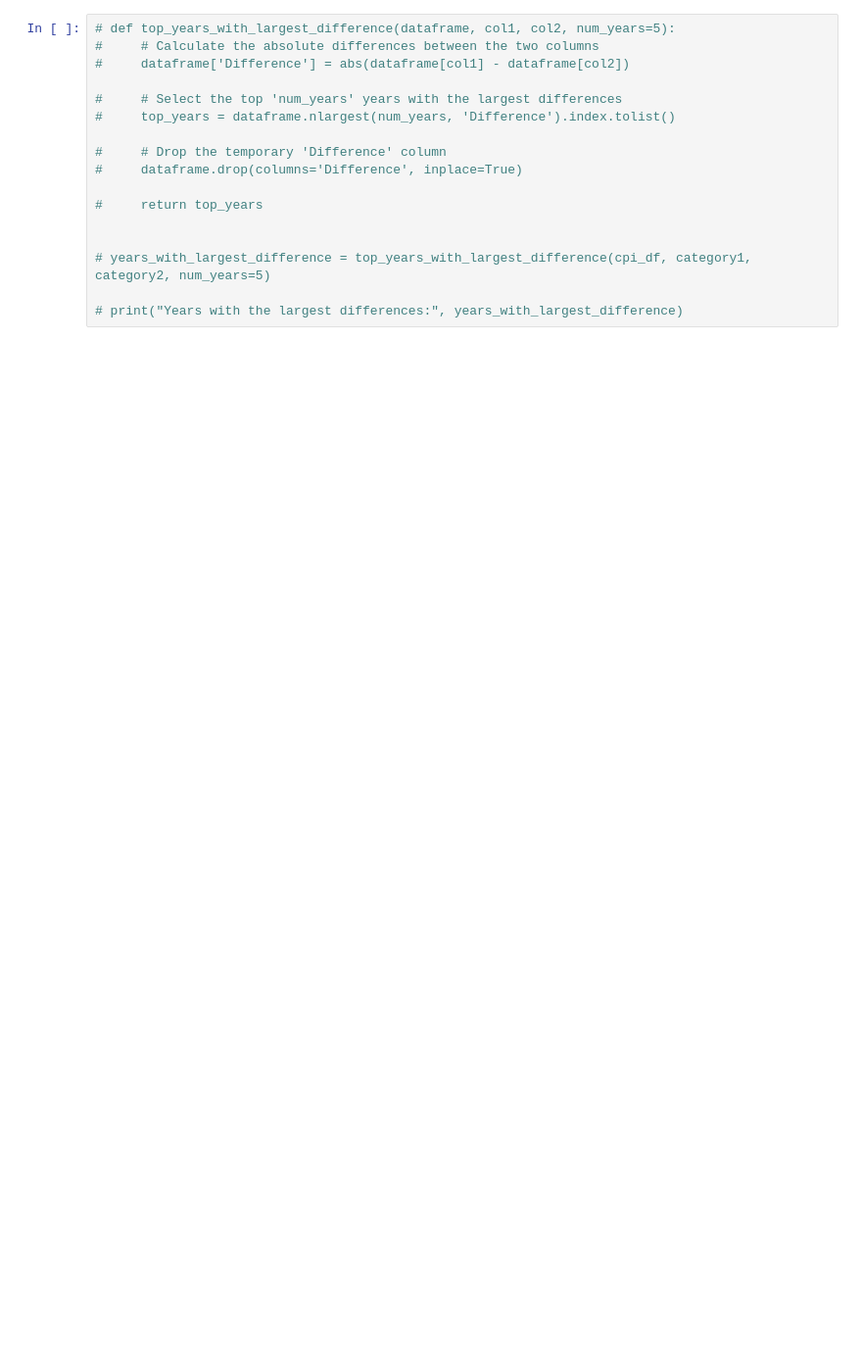
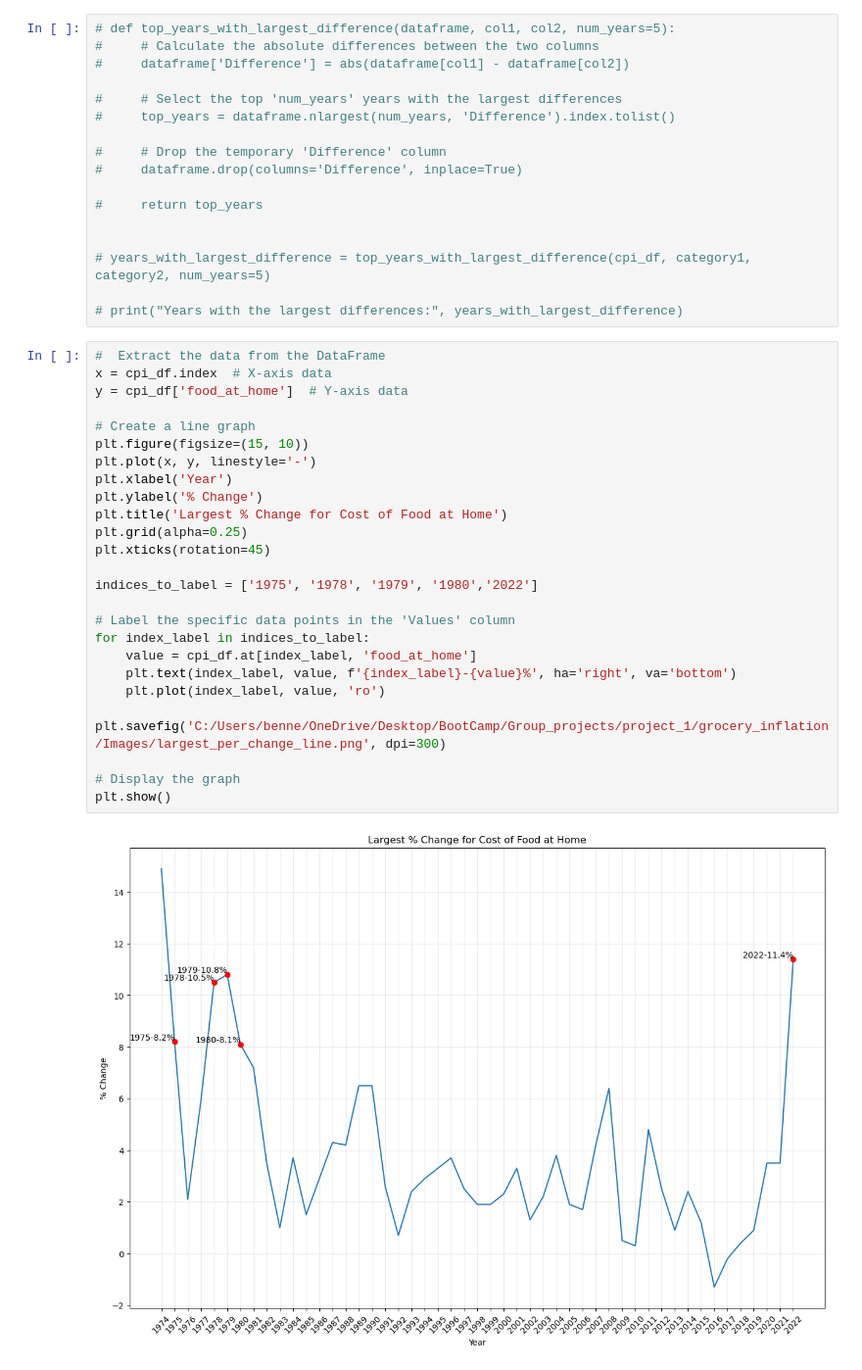
Before and after one commit to BeccaBenn/grocery_inflation, a Jupyter notebook: Becca/copy2CPI_historical_data.ipynb, the cells around one changed output. Shown at 98% size. Drawn from its saved outputs; the diff is of its cells as text; blank space fills up the shorter version.

Commit message:
adding largest % change graph

```diff
--- a/Becca/copy2CPI_historical_data.ipynb
+++ b/Becca/copy2CPI_historical_data.ipynb
@@ -254,3 +254,30 @@ Index: 1980, Value: 8.1
 # years_with_largest_difference = top_years_with_largest_difference(cpi_df, category1, category2, num_years=5)
 
 # print("Years with the largest differences:", years_with_largest_difference)
+# %%
+#  Extract the data from the DataFrame
+x = cpi_df.index  # X-axis data
+y = cpi_df['food_at_home']  # Y-axis data
+
+# Create a line graph
+plt.figure(figsize=(15, 10))
+plt.plot(x, y, linestyle='-')
+plt.xlabel('Year')
+plt.ylabel('% Change')
+plt.title('Largest % Change for Cost of Food at Home')
+plt.grid(alpha=0.25)
+plt.xticks(rotation=45)
+
+indices_to_label = ['1975', '1978', '1979', '1980','2022']
+
+# Label the specific data points in the 'Values' column
+for index_label in indices_to_label:
+    value = cpi_df.at[index_label, 'food_at_home']
+    plt.text(index_label, value, f'{index_label}-{value}%', ha='right', va='bottom')
+    plt.plot(index_label, value, 'ro')
+    plt.savefig('C:/Users/benne/OneDrive/Desktop/BootCamp/Group_projects/project_1/grocery_inflation/Images/largest_per_change_line.png', dpi=300)
+
+# Display the graph
+plt.show()
+# %% [output]
+[figure, added]
```
Also changed, not shown: parts of 2 cells of this notebook, 1 other file.
